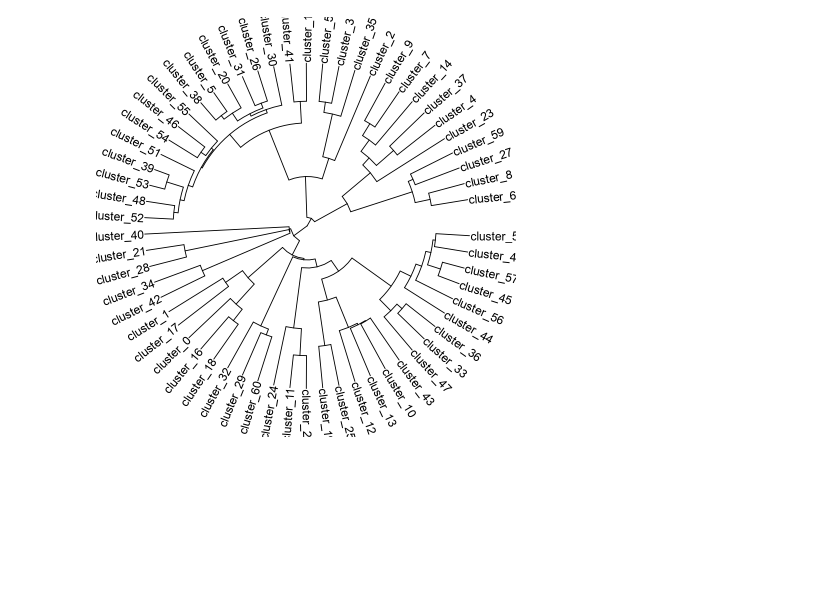
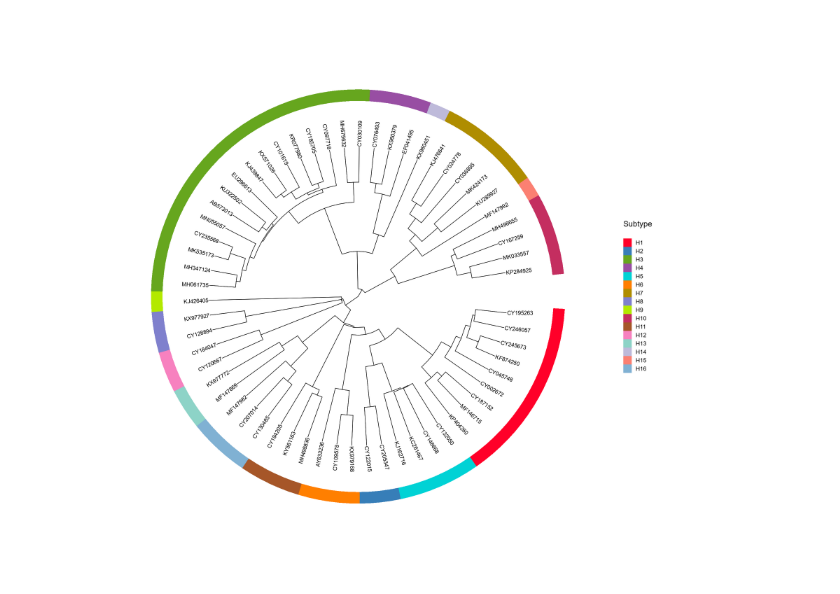
Before and after one commit to ahenoch/FluClust, a Jupyter notebook: Graphics.ipynb, the cells around one changed output. Saved outputs shown, nothing was run; the diff lists cells and outputs as text; code cells hidden in the pictures; blank space fills up the shorter version.

```diff
--- a/Graphics.ipynb
+++ b/Graphics.ipynb
@@ -20,10 +20,45 @@ If you use ggtree in published research, please cite the most appropriate paper(
+# %%
+#cluster <- read.csv('cluster.csv', header = TRUE, sep = ',')
+#meta <- read.csv('meta.csv', header = TRUE, sep = ',')
+#data <- merge(x = cluster, y = meta, by = 'X')
+data <- read.csv('meta.csv', header = TRUE, sep = ',')
+# %%
+data$H <- factor(data$H, levels=str_sort(levels(as.factor(data$H)), numeric = TRUE))
 # %%
 tree <- read.tree("temp.fasta.tree")
+# %%
+cls <- split(data$X, data$H)
+#cls <- list('x'=c("MH675632", "CY076493"))
+treegroup <- groupOTU(tree, cls)
+# %%
+p <- ggtree(treegroup, layout='circular')
+p <- p %<+% data
+p1 <- p + geom_tree() +
+    geom_tiplab(size = 5, align=TRUE, linesize=.25) +
+    geom_fruit(
+         geom=geom_tile,
+         mapping=aes(fill=H),
+         width=0.05,
+         offset=0.35
+     ) +
+     scale_fill_manual(
+         name="Subtype",
+         values=listcolor,
+         guide=guide_legend(
+                   keywidth=1.5,
+                   keyheight=1.5,
+                   order=3
+               ),
+         na.translate=FALSE
+     ) +
+    theme(
+        legend.title=element_text(size=20),
+        legend.text=element_text(size=15),
+        legend.spacing.y = unit(1, "cm")
+    )
+# %%
+plot(p1)
+# %% [output]
+[figure, added]
 # %%
-p <- ggtree(tree, layout='circular') +
-    geom_tiplab(size = 5, align=TRUE, linesize=.25)
-
-plot(p)
 ggsave("test.pdf", width = 50, height = 50, units = "cm", limitsize = FALSE)
-# %% [output]
-[figure, removed]
```
Also changed, not shown: parts of 12 cells of this notebook, 2 other files.
